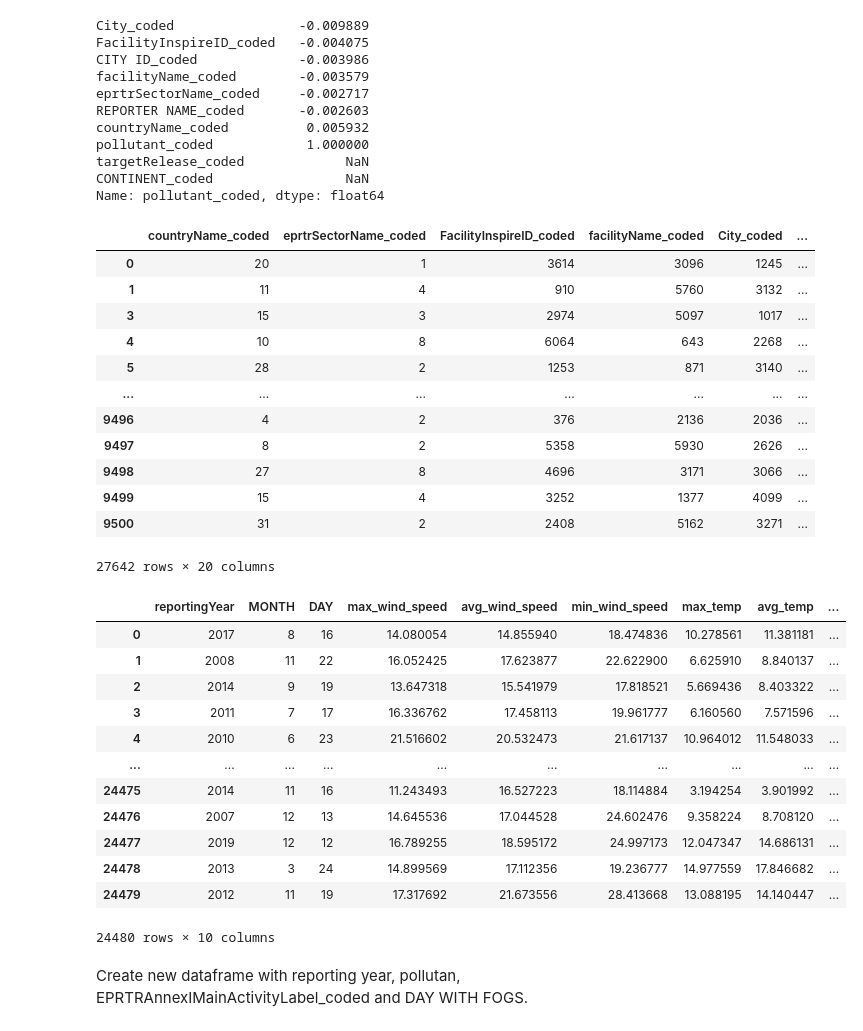
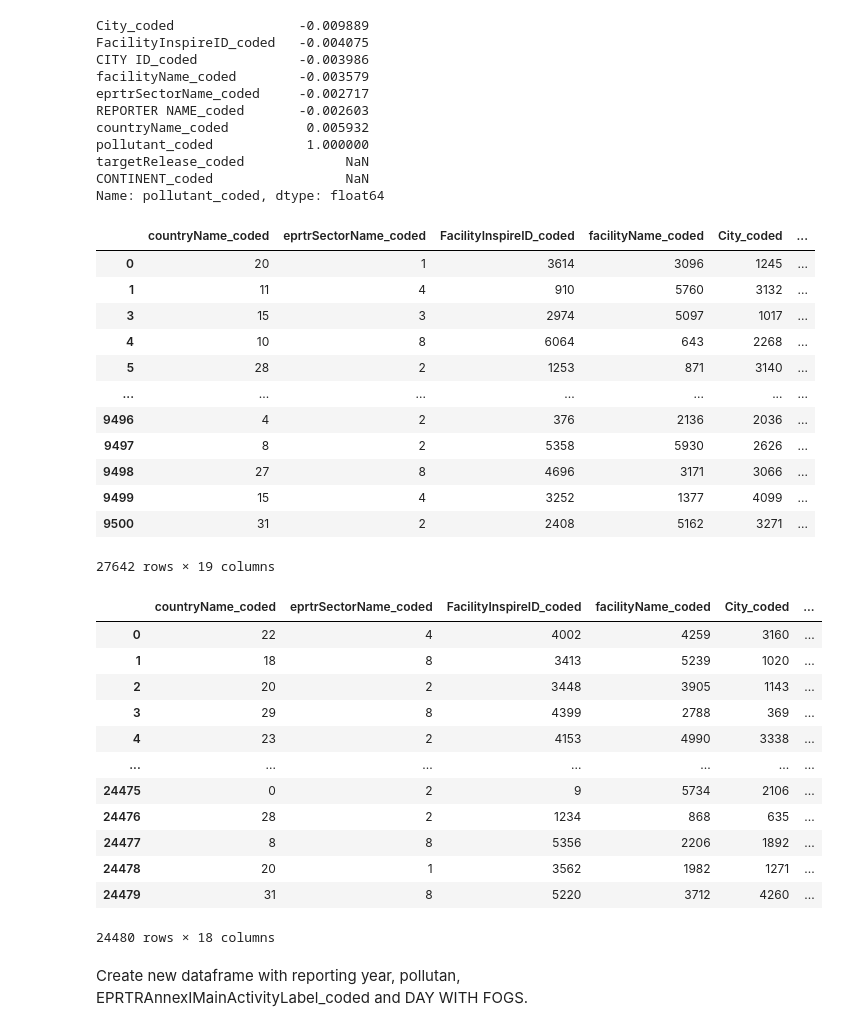
Before and after one commit to mariomunooz/schneiderhackaton, a Jupyter notebook: main.ipynb, the cells around one changed output. Drawn from its saved outputs; the diff is of its cells as text; code cells hidden in the pictures.

```diff
--- a/main.ipynb
+++ b/main.ipynb
@@ -390,6 +390,8 @@ for idx,i in enumerate(cols_to_int2):
 from sklearn import preprocessing
 encoders = {}
 cols_to_int = (['countryName','eprtrSectorName','FacilityInspireID','facilityName','City',	'targetRelease','pollutant','CONTINENT','REPORTER NAME','CITY ID'])
+
+df_test['pollutant'] = 0
 
 
 for i in cols_to_int:
@@ -398,6 +400,11 @@ for i in cols_to_int:
     encoders[i].fit(Categ.values)
     df_train[str(i)+"_coded"] = encoders[i].transform(df_train[i].values)
 
+    Categ2 = df_test[i]
+    encoders[i].fit(Categ2.values)
+    df_test[str(i)+"_coded"] = encoders[i].transform(df_test[i].values)
 
-df_train
+
+df_test = df_test.filter(['countryName_coded','eprtrSectorName_coded','EPRTRAnnexIMainActivityLabel_coded','FacilityInspireID_coded','facilityName_coded','City_coded','reportingYear','MONTH','DAY','CONTINENT_coded','max_wind_speed','avg_wind_speed','min_wind_speed','max_temp','avg_temp','min_temp','DAY WITH FOGS','REPORTER NAME_coded','CITY ID_coded'],axis=1)
+df_test
 # %% [output]
@@ -435,7 +442,7 @@ CONTINENT_coded                 NaN
 Name: pollutant_coded, dtype: float64
 # %%
 df_train2 = df_train.copy()
-df_train2 = df_train.filter(['countryName_coded','eprtrSectorName_coded','EPRTRAnnexIMainActivityLabel_coded','FacilityInspireID_coded','facilityName_coded','City_coded','targetRelease_coded','pollutant_coded','reportingYear','MONTH','DAY','CONTINENT_coded','max_wind_speed','avg_wind_speed','min_wind_speed','max_temp','avg_temp','min_temp','DAY WITH FOGS','REPORTER NAME_coded','CITY ID_coded'],axis=1)
+df_train2 = df_train.filter(['countryName_coded','eprtrSectorName_coded','EPRTRAnnexIMainActivityLabel_coded','FacilityInspireID_coded','facilityName_coded','City_coded','reportingYear','MONTH','DAY','CONTINENT_coded','max_wind_speed','avg_wind_speed','min_wind_speed','max_temp','avg_temp','min_temp','DAY WITH FOGS','REPORTER NAME_coded','CITY ID_coded','pollutant_coded'],axis=1)
 df_train2
 # %% [output]
 |  | countryName_coded | eprtrSectorName_coded | FacilityInspireID_coded | facilityName_coded | City_coded | ... |
@@ -450,24 +457,24 @@ df_train2
 | 9498 | 27 | 8 | 4696 | 3171 | 3066 | ... |
 | 9499 | 15 | 4 | 3252 | 1377 | 4099 | ... |
 | 9500 | 31 | 2 | 2408 | 5162 | 3271 | ... |
-27642 rows × 20 columns
+27642 rows × 19 columns
 # %%
-df_test = df_test.drop(['countryName','eprtrSectorName','FacilityInspireID','facilityName','City',	'targetRelease','CONTINENT','REPORTER NAME','CITY ID','EPRTRAnnexIMainActivityCode'],axis=1)
+#df_test = df_test.drop(['countryName','eprtrSectorName','FacilityInspireID','facilityName','City',	'targetRelease','CONTINENT','REPORTER NAME','CITY ID','EPRTRAnnexIMainActivityCode'],axis=1)
 df_test
 # %% [output]
-|  | reportingYear | MONTH | DAY | max_wind_speed | avg_wind_speed | min_wind_speed | max_temp | avg_temp | ... |
-| 0 | 2017 | 8 | 16 | 14.080054 | 14.855940 | 18.474836 | 10.278561 | 11.381181 | ... |
-| 1 | 2008 | 11 | 22 | 16.052425 | 17.623877 | 22.622900 | 6.625910 | 8.840137 | ... |
-| 2 | 2014 | 9 | 19 | 13.647318 | 15.541979 | 17.818521 | 5.669436 | 8.403322 | ... |
-| 3 | 2011 | 7 | 17 | 16.336762 | 17.458113 | 19.961777 | 6.160560 | 7.571596 | ... |
-| 4 | 2010 | 6 | 23 | 21.516602 | 20.532473 | 21.617137 | 10.964012 | 11.548033 | ... |
-| ... | ... | ... | ... | ... | ... | ... | ... | ... | ... |
-| 24475 | 2014 | 11 | 16 | 11.243493 | 16.527223 | 18.114884 | 3.194254 | 3.901992 | ... |
-| 24476 | 2007 | 12 | 13 | 14.645536 | 17.044528 | 24.602476 | 9.358224 | 8.708120 | ... |
-| 24477 | 2019 | 12 | 12 | 16.789255 | 18.595172 | 24.997173 | 12.047347 | 14.686131 | ... |
-| 24478 | 2013 | 3 | 24 | 14.899569 | 17.112356 | 19.236777 | 14.977559 | 17.846682 | ... |
-| 24479 | 2012 | 11 | 19 | 17.317692 | 21.673556 | 28.413668 | 13.088195 | 14.140447 | ... |
+|  | countryName_coded | eprtrSectorName_coded | FacilityInspireID_coded | facilityName_coded | City_coded | ... |
+| 0 | 22 | 4 | 4002 | 4259 | 3160 | ... |
+| 1 | 18 | 8 | 3413 | 5239 | 1020 | ... |
+| 2 | 20 | 2 | 3448 | 3905 | 1143 | ... |
+| 3 | 29 | 8 | 4399 | 2788 | 369 | ... |
+| 4 | 23 | 2 | 4153 | 4990 | 3338 | ... |
+| ... | ... | ... | ... | ... | ... | ... |
+| 24475 | 0 | 2 | 9 | 5734 | 2106 | ... |
+| 24476 | 28 | 2 | 1234 | 868 | 635 | ... |
+| 24477 | 8 | 8 | 5356 | 2206 | 1892 | ... |
+| 24478 | 20 | 1 | 3562 | 1982 | 1271 | ... |
+| 24479 | 31 | 8 | 5220 | 3712 | 4260 | ... |
-24480 rows × 10 columns
+24480 rows × 18 columns
 # %% [markdown]
 Create new dataframe with reporting year, pollutan, EPRTRAnnexIMainActivityLabel_coded and DAY WITH FOGS.
 # %%
```
Also changed, not shown: parts of 8 cells of this notebook.
